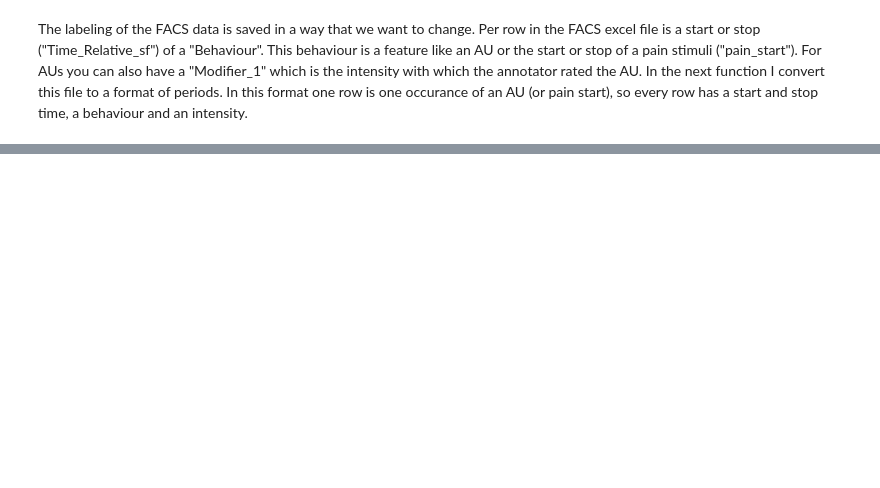
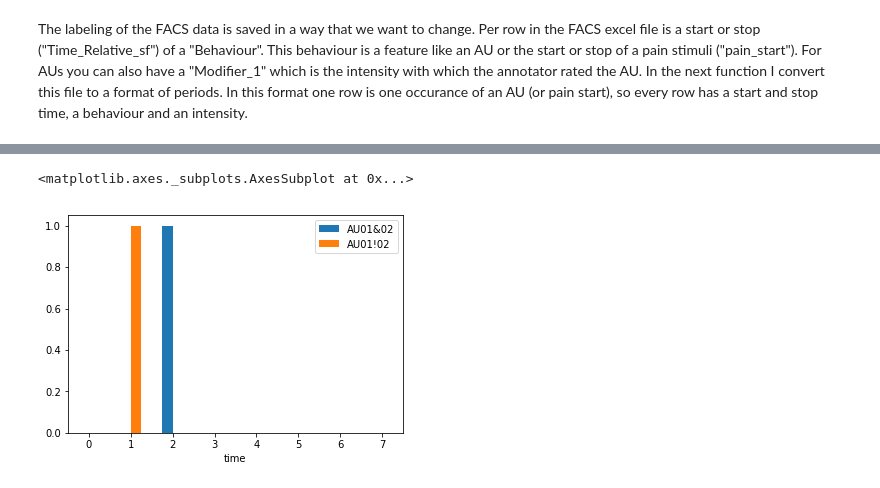
Before and after one commit to bldevries/AnalysisBambergMedicalVideos, a Jupyter notebook: Bamberg_MiriamKunz_summary.ipynb, the cells around one changed output, grey strips where cells are left out. Cells and saved outputs as stored; diff of their text form; code cells hidden in the pictures; blank space fills up the shorter version.

```diff
--- a/Bamberg_MiriamKunz_summary.ipynb
+++ b/Bamberg_MiriamKunz_summary.ipynb
@@ -119,0 +130,9 @@ def merge_openface_facs(of_dateframe, facs_dataframe):
+# %%
+timeseries["AU01&02"] = np.where((timeseries["AU01"]>1.0)&(timeseries["AU02"]>1.0), 1,0)
+timeseries["AU01!02"] = np.where((timeseries["AU01"]>1.0)&(timeseries["AU02"]==0), 1,0)
+#timeseries[]
+# %%
+timeseries.plot.bar(x="time", y = ["AU01&02", "AU01!02"], rot=0)#, linestyle="")
+# %% [output]
+<matplotlib.axes._subplots.AxesSubplot at 0x...>
+[figure, added]
```
Also changed, not shown: parts of 7 cells of this notebook, 1 other file.
